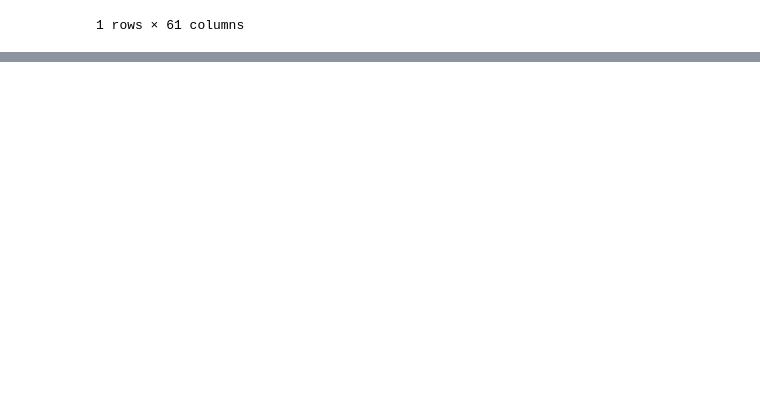
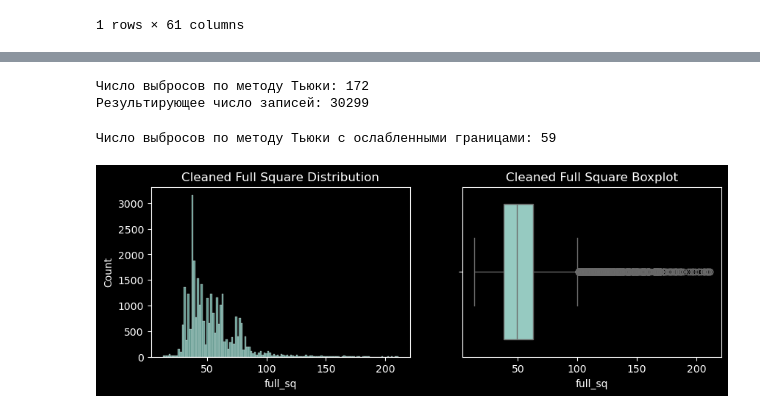
Before and after one commit to thetitorenko/sf_dspr_code, a Jupyter notebook: 01-block/07-python_14/07-python_14.ipynb, the cells around one changed output, grey strips where cells are left out. Cells and saved outputs as stored; diff of their text form; code cells hidden in the pictures; blank space fills up the shorter version.

```diff
--- a/01-block/07-python_14/07-python_14.ipynb
+++ b/01-block/07-python_14/07-python_14.ipynb
@@ -331,0 +388,52 @@ sber_data[sber_data['floor'] > 50]
+# %%
+# Задание 6.1
+
+import pandas as pd
+
+test_sber_data = pd.read_csv('data/test_sber_data.csv')
+
+def outliers_iqr_mod(data, feature, left=1.5, right=1.5):
+    if isinstance(data, str):  # Проверка, если передан путь к файлу
+        data = pd.read_csv(data)
+
+    x = data[feature]
+
+    # Расчет квартилей и IQR
+    quartile_1, quartile_3 = x.quantile(0.25), x.quantile(0.75)
+    iqr = quartile_3 - quartile_1
+
+    # Расчет границ
+    lower_bound = quartile_1 - (iqr*left)
+    upper_bound = quartile_3 + (iqr*right)
+
+    # Определяем выбросы и чищенный набор данных
+    outliers_mask = (x < lower_bound) | (x > upper_bound)
+    outliers = data[outliers_mask].copy()
+    cleaned = data[~outliers_mask].copy()
+
+    return outliers, cleaned
+
+
+outliers, cleaned_test_sber_data = outliers_iqr_mod(test_sber_data, 'full_sq', right=3.5)
+print(f'Число выбросов по методу Тьюки: {outliers.shape[0]}')
+print(f'Результирующее число записей: {cleaned_test_sber_data.shape[0]}')
+# %% [output]
+Число выбросов по методу Тьюки: 172
+Результирующее число записей: 30299
+# %%
+# Задание 6.2
+
+# Ослабим границы выбросов с обеих сторон
+outliers, cleaned_sber_data = outliers_iqr_mod(sber_data, 'full_sq', left=1, right=6)
+print(f'Число выбросов по методу Тьюки с ослабленными границами: {outliers.shape[0]}')
+# %% [output]
+Число выбросов по методу Тьюки с ослабленными границами: 59
+# %%
+# Смотрим как повлияло изменение границ IQR для выбросов на распределение признака
+fig, axes = plt.subplots(nrows=1, ncols=2, figsize=(10, 3))
+histplot = sns.histplot(data=cleaned_sber_data, x='full_sq', ax=axes[0])
+histplot.set_title('Cleaned Full Square Distribution')
+boxplot = sns.boxplot(data=cleaned_sber_data, x='full_sq', ax=axes[1])
+boxplot.set_title('Cleaned Full Square Boxplot');
+# %% [output]
+[figure, added]
```
Also changed, not shown: parts of 14 cells of this notebook, 1 other file.
